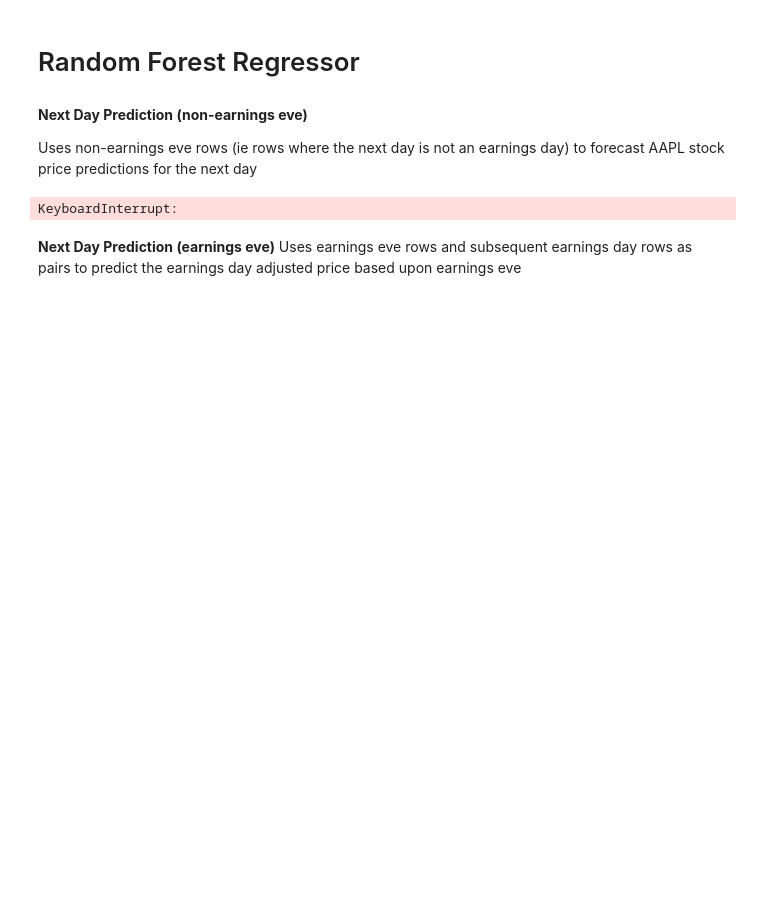
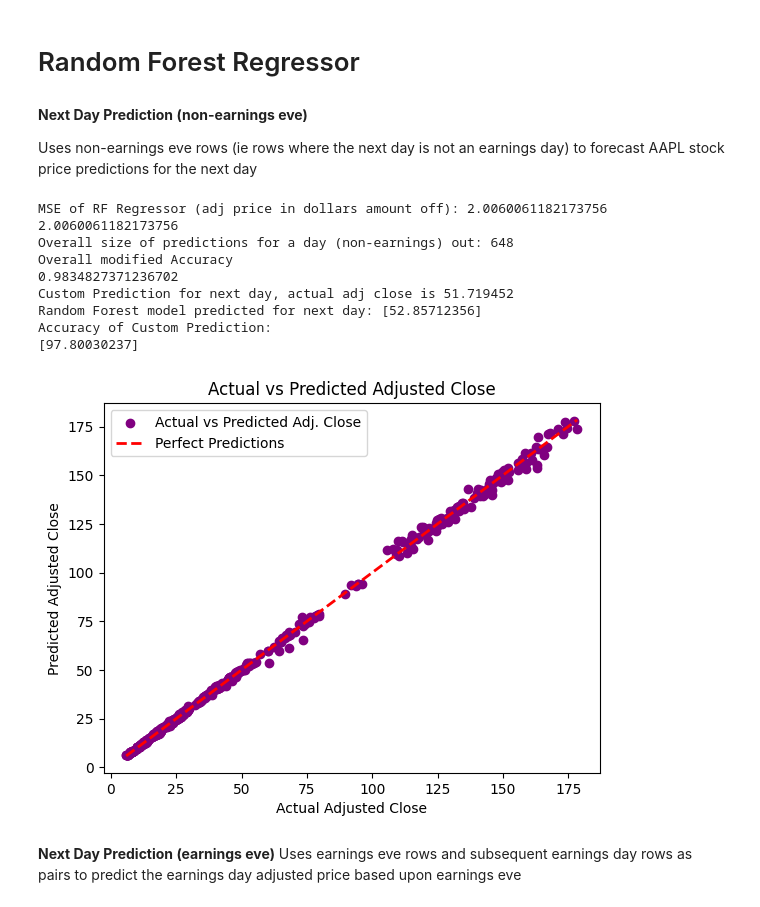
Before and after one commit to EliMartian/aapl_stock, a Jupyter notebook: aapl_stock_research.ipynb, the cells around one changed output. Saved outputs shown, nothing was run; the diff lists cells and outputs as text; code cells hidden in the pictures; blank space fills up the shorter version.

```diff
--- a/aapl_stock_research.ipynb
+++ b/aapl_stock_research.ipynb
@@ -773,8 +844,10 @@ X_test_scaled = scaler.transform(X_test)
 rf_regressor = RandomForestRegressor()
 
 param_grid = {
-    'n_estimators': [50, 100, 200],
-    'max_depth': [5, 7, 10],
+    'n_estimators': [50, 100],
+    'max_depth': [5, 7],
+    'min_samples_split': [2, 5],
+    'min_samples_leaf': [1, 2],
 }
 
 # Perform grid search with cross-validation
@@ -814,34 +887,43 @@ custom_values = np.array([[53.957500,55.812500,53.674999,55.682499,155071200,0]]
 # This would be the next day after the above date (10/24/2018)
 actual_adj_value = 51.719452
 
 # Scale the custom input values using a standard scaker
 custom_values_scaled = scaler.transform(custom_values)
 
 # Make predictions with the Random Forest model
 # for our custom values (test example 10/23/2018 predicting 10/24/2018)
 custom_predictions = best_model.predict(custom_values_scaled)
 
 # Print the predictions
 print(f"Custom Prediction for next day, actual adj close is {actual_adj_value}")
 print(f"Random Forest model predicted for next day: {custom_predictions}")
 
 
 print("Accuracy of Custom Prediction:")
 print((1 - np.abs(1 - custom_predictions / actual_adj_value)) * 100)
 
 # Plot the actual difference between the predicted and actual adjusted close
 plt.scatter(results_df['Actual'], results_df['Predicted'], color='purple', label='Actual vs Predicted Adj. Close')
 
 # Plot a diagonal line representing perfect predictions
 plt.plot([results_df['Actual'].min(), results_df['Actual'].max()], [results_df['Actual'].min(), results_df['Actual'].max()], linestyle='--', color='red', linewidth=2, label='Perfect Predictions')
 
 plt.xlabel('Actual Adjusted Close')
 plt.ylabel('Predicted Adjusted Close')
 plt.title('Actual vs Predicted Adjusted Close')
 plt.legend()
 plt.show()
 # %% [output]
-KeyboardInterrupt:
+MSE of RF Regressor (adj price in dollars amount off): 2.0060061182173756
+2.0060061182173756
+Overall size of predictions for a day (non-earnings) out: 648
+Overall modified Accuracy
+0.9834827371236702
+Custom Prediction for next day, actual adj close is 51.719452
+Random Forest model predicted for next day: [52.85712356]
+Accuracy of Custom Prediction:
+[97.80030237]
+[figure, added]
 # %% [markdown]
 **Next Day Prediction (earnings eve)**
 Uses earnings eve rows and subsequent earnings day rows as pairs to predict the earnings day adjusted price based upon earnings eve
```
Also changed, not shown: parts of 28 cells of this notebook, 1 other file.
